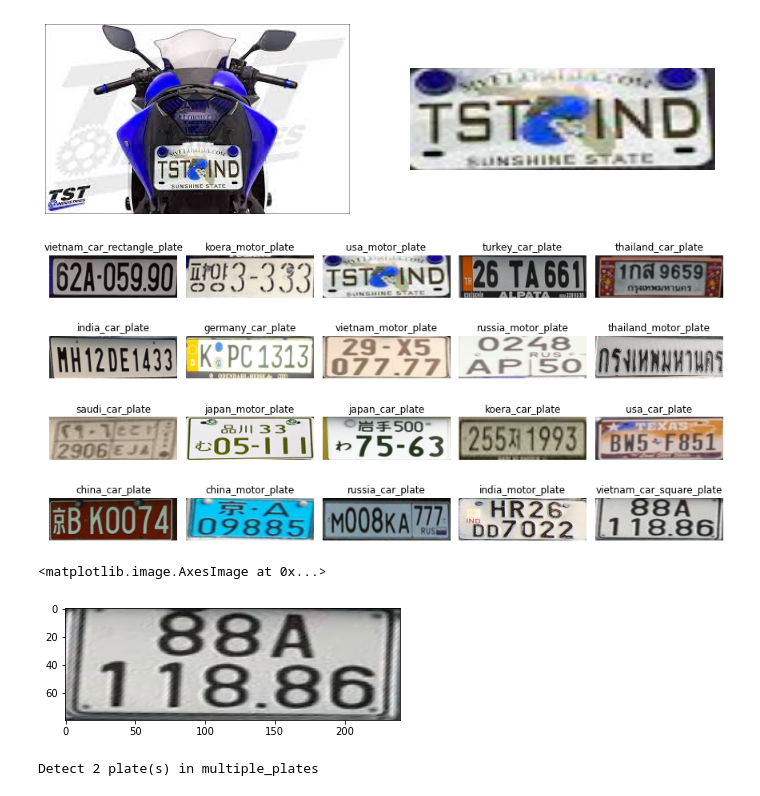
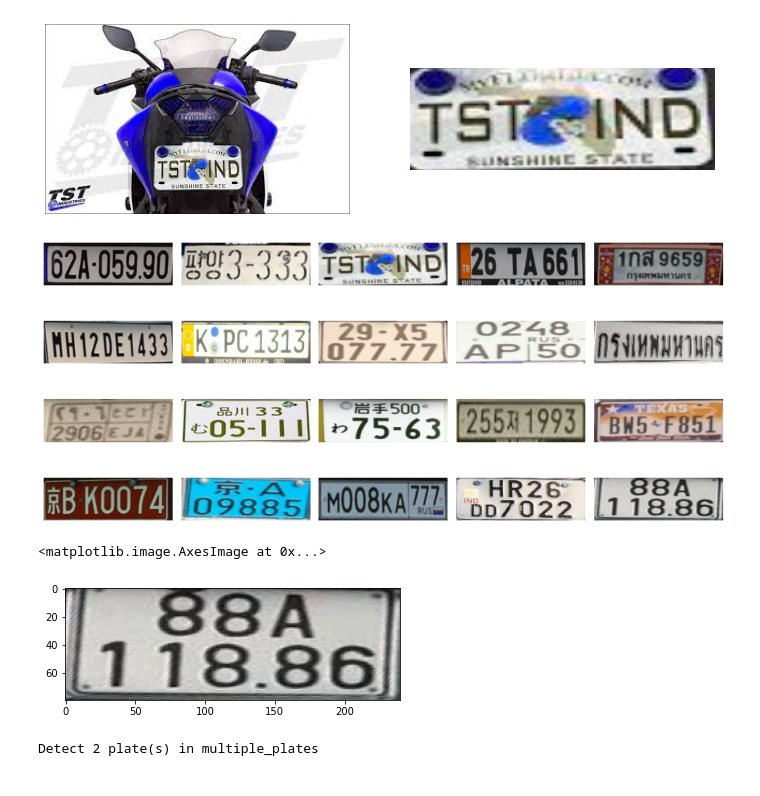
Before and after one commit to JeremyStubbs/License_plate_reader, a Jupyter notebook: my_reader.ipynb, the cells around one changed output. Drawn from its saved outputs; the diff is of its cells as text; code cells hidden in the pictures.

```diff
--- a/my_reader.ipynb
+++ b/my_reader.ipynb
@@ -69,24 +69,23 @@ Detect 1 plate(s) in usa_motor_plate
 # %%
 fig = plt.figure(figsize=(12,6))
 cols = 5
 rows = 4
-fig_list = []
-data_list = []
+all_cropped_plates = []
+all_coords = []
 
 for i in range(cols*rows):
-    fig_list.append(fig.add_subplot(rows,cols,i+1))
-    title = splitext(basename(image_paths[i]))[0]
-    fig_list[-1].set_title(title)
-    coords,colors = get_plate(image_paths[i])
+    fig.add_subplot(rows,cols,i+1)
+    coords,cropped_image = get_plate(image_paths[i])
     plt.axis(False)
-    plt.imshow(colors[0])
-    data_list.append(colors[0])
+    plt.imshow(cropped_image[0])
+    all_cropped_plates.append(cropped_image[0])
+    all_coords.append(coords)
 
 plt.tight_layout()
-plt.show()
-plt.imshow(colors[0])
+plt.show(fig)
+plt.imshow(cropped_image[0])
 # %% [output]
-[figure, old version]
+[figure, new version]
 <matplotlib.image.AxesImage at 0x...>
 [figure]
 # %%
```
Also changed, not shown: parts of 3 cells of this notebook.
